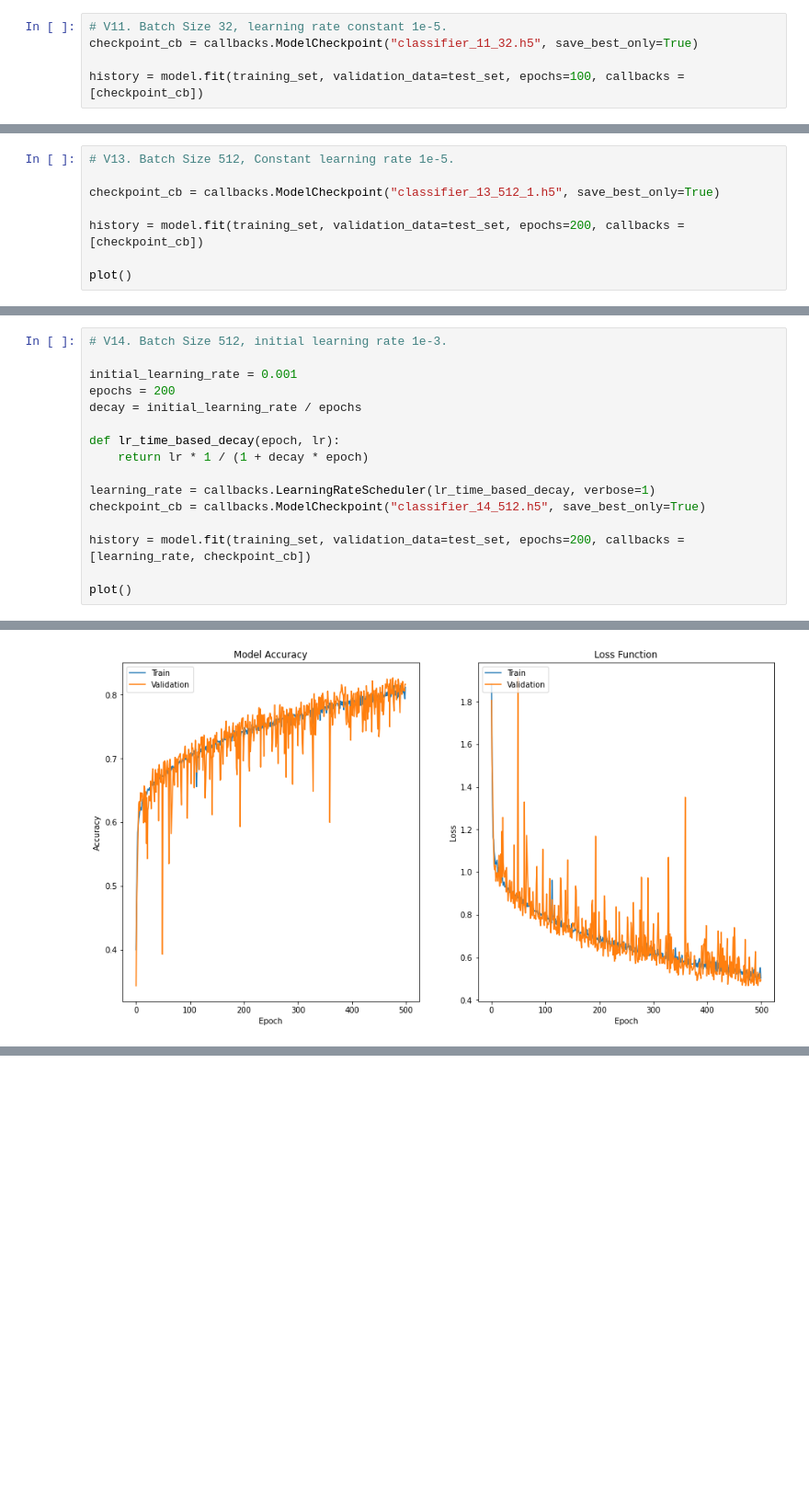
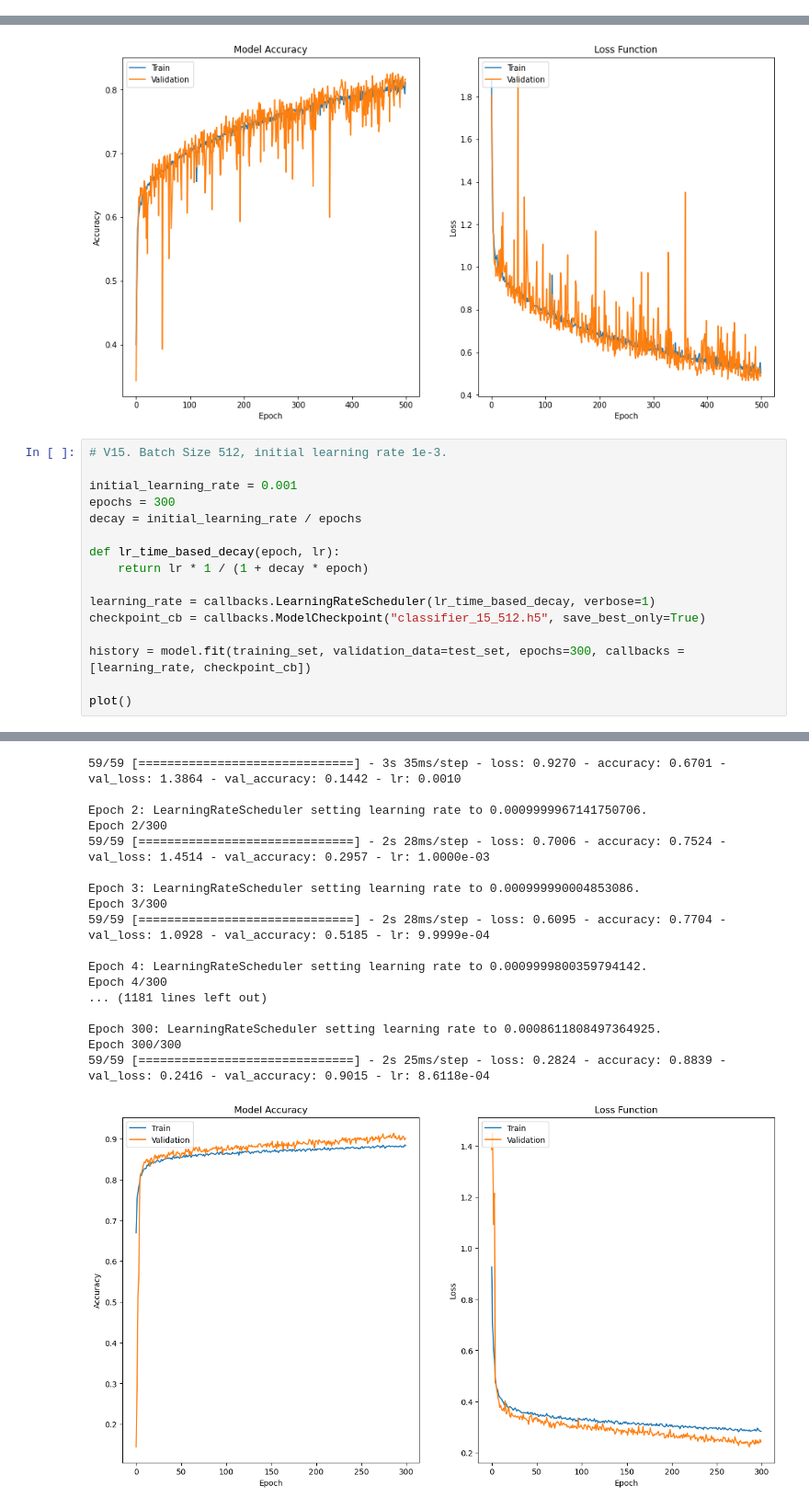
Before and after one commit to hey2homie/CellScanner, a Jupyter notebook: CellScanner_1.2.0/prototyping.ipynb, the cells around one changed output, grey strips where cells are left out. Shown: that part at 92% size. Cells and saved outputs as stored; diff of their text form; blank space fills up the shorter version.

```diff
--- a/CellScanner_1.2.0/prototyping.ipynb
+++ b/CellScanner_1.2.0/prototyping.ipynb
@@ -55,8 +72,3 @@ def plot():
 	plt.xlabel("Epoch")
 	plt.legend(["Train", "Validation"], loc="upper left")
 	plt.show()
-# %%
-# V11. Batch Size 32, learning rate constant 1e-5.
-checkpoint_cb = callbacks.ModelCheckpoint("classifier_11_32.h5", save_best_only=True)
-
-history = model.fit(training_set, validation_data=test_set, epochs=100, callbacks = [checkpoint_cb])
@@ -242,8 +74,0 @@ Epoch 200/200
-# %%
-# V13. Batch Size 512, Constant learning rate 1e-5.
-
-checkpoint_cb = callbacks.ModelCheckpoint("classifier_13_512_1.h5", save_best_only=True)
-
-history = model.fit(training_set, validation_data=test_set, epochs=200, callbacks = [checkpoint_cb])
-
-plot()
@@ -273,16 +74,0 @@ Epoch 200/200
-# %%
-# V14. Batch Size 512, initial learning rate 1e-3.
-
-initial_learning_rate = 0.001
-epochs = 200
-decay = initial_learning_rate / epochs
-
-def lr_time_based_decay(epoch, lr):
-    return lr * 1 / (1 + decay * epoch)
-
-learning_rate = callbacks.LearningRateScheduler(lr_time_based_decay, verbose=1)
-checkpoint_cb = callbacks.ModelCheckpoint("classifier_14_512.h5", save_best_only=True)
-
-history = model.fit(training_set, validation_data=test_set, epochs=200, callbacks = [learning_rate, checkpoint_cb])
-
-plot()
@@ -350,3 +112,20 @@ Epoch 500: LearningRateScheduler setting learning rate to 0.0007792545531235442.
 Epoch 500/500
 474/474 [==============================] - 11s 23ms/step - loss: 0.5016 - accuracy: 0.8117 - val_loss: 0.4927 - val_accuracy: 0.8162 - lr: 7.7925e-04
 [figure]
+# %%
+# V15. Batch Size 512, initial learning rate 1e-3.
+
+initial_learning_rate = 0.001
+epochs = 300
+decay = initial_learning_rate / epochs
+
+def lr_time_based_decay(epoch, lr):
+    return lr * 1 / (1 + decay * epoch)
+
+learning_rate = callbacks.LearningRateScheduler(lr_time_based_decay, verbose=1)
+checkpoint_cb = callbacks.ModelCheckpoint("classifier_15_512.h5", save_best_only=True)
+
+history = model.fit(training_set, validation_data=test_set, epochs=300, callbacks = [learning_rate, checkpoint_cb])
+
+plot()
+# %% [output]
@@ -352,0 +137,18 @@ Epoch 500/500
+59/59 [==============================] - 3s 35ms/step - loss: 0.9270 - accuracy: 0.6701 - val_loss: 1.3864 - val_accuracy: 0.1442 - lr: 0.0010
+
+Epoch 2: LearningRateScheduler setting learning rate to 0.0009999967141750706.
+Epoch 2/300
+59/59 [==============================] - 2s 28ms/step - loss: 0.7006 - accuracy: 0.7524 - val_loss: 1.4514 - val_accuracy: 0.2957 - lr: 1.0000e-03
+
+Epoch 3: LearningRateScheduler setting learning rate to 0.000999990004853086.
+Epoch 3/300
+59/59 [==============================] - 2s 28ms/step - loss: 0.6095 - accuracy: 0.7704 - val_loss: 1.0928 - val_accuracy: 0.5185 - lr: 9.9999e-04
+
+Epoch 4: LearningRateScheduler setting learning rate to 0.0009999800359794142.
+Epoch 4/300
+... (1181 lines left out)
+
+Epoch 300: LearningRateScheduler setting learning rate to 0.0008611808497364925.
+Epoch 300/300
+59/59 [==============================] - 2s 25ms/step - loss: 0.2824 - accuracy: 0.8839 - val_loss: 0.2416 - val_accuracy: 0.9015 - lr: 8.6118e-04
+[figure, added]
```
Also changed, not shown: parts of 14 cells of this notebook, 14 other files.
